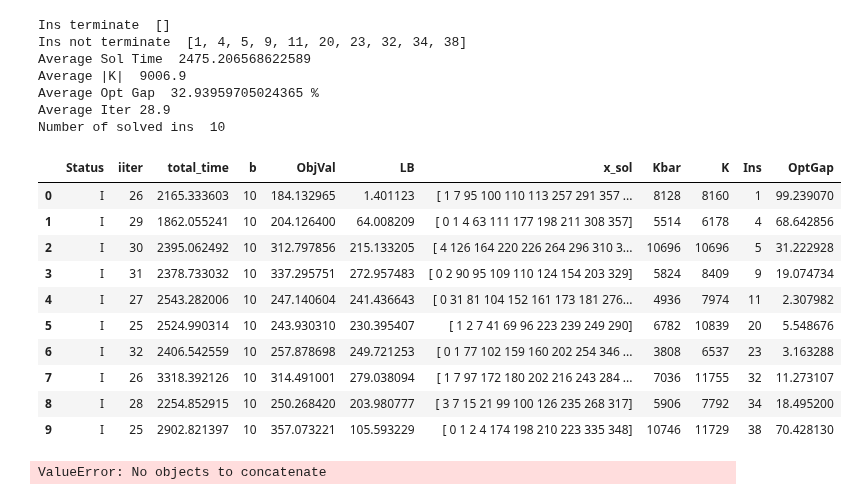
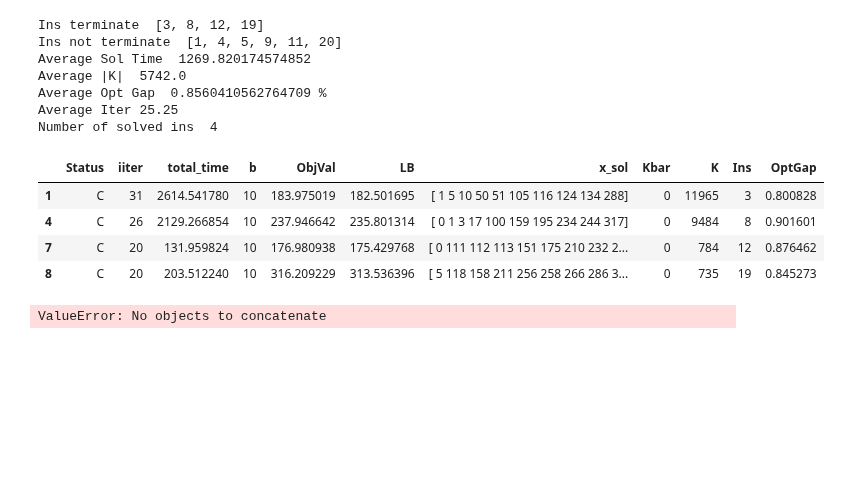
Before and after one commit to diHnguyen/SSPI, a Jupyter notebook: PythonConversion/Dec2024_Output/ProcessOutput.ipynb, the cells around one changed output. Cells and saved outputs as stored; diff of their text form; code cells hidden in the pictures; blank space fills up the shorter version.

```diff
--- a/PythonConversion/Dec2024_Output/ProcessOutput.ipynb
+++ b/PythonConversion/Dec2024_Output/ProcessOutput.ipynb
@@ -6,6 +6,31 @@ import numpy as np
 
 os.chdir("/Users/dinguyen/Desktop/Local Documents/GitHub/Paper5/PythonConversion/")
 N =50
+
+# <5min
+# N30: 1 2 5 6 7 8 9 10 11 12
+# ins = [1, 2, 5, 6, 7, 8, 9, 10, 11, 12]
+# N40: 1 3 5 6 7 9 10 11 12 13
+# ins = [1, 3, 5, 6, 7, 9, 10, 11, 12, 13]
+# N50: 2 6 7 10 13 14 15 16 17 21
+# ins = [2, 6, 7, 10, 13, 14, 15, 16, 17, 21]
+
+# For 5-60 minutes:
+
+# N30: 4 20 83 89 107 166 172 174 200 241
+# ins = [4, 20, 83, 89, 107, 166, 172, 174, 200, 241]
+# N40: 4 8 16 20 27 28 33 36 37 48
+# ins = [4, 8, 16, 20, 27, 28, 33, 36, 37, 48]
+# N50: 18 26 30 46 73 93 98 110 113 122
+# ins = [18, 26, 30, 46, 73, 93, 98, 110, 113, 122]
+
+# For >60 minutes:
+# N30: 3 35 36 37 52 63 64 150 282 319
+# ins = [3, 35, 36, 37, 52, 63, 64, 150, 282, 319]
+# N40: 2 14 18 22 24 38 39 40 56 76
+# ins = [2, 14, 18, 22, 24, 38, 39, 40, 56, 76]
+# N50: 1 3 4 5 8 9 11 12 19 20
+ins = [1, 3, 4, 5, 8, 9, 11, 12, 19, 20]
 
 # ins = range(800)
 #<5min
@@ -22,7 +47,7 @@ N =50
 #>60min
 # ins = [3, 35, 36, 52, 63, 282, 319, 334, 546, 549]#N30
 # ins = [2, 14, 18, 22, 29, 38, 39, 40, 56, 76] #N40
-ins = [1, 4, 5, 9, 11, 20, 23, 32, 34, 38] #N50
+# ins = [1, 4, 5, 9, 11, 20, 23, 32, 34, 38] #N50
 
 def processMain(N, ins):
     fileNames = []
@@ -62,51 +87,45 @@ def processMain(N, ins):
     # df_filtered['max'] = df_filtered.groupby('Ins')['iiter'].transform('max')
     print("Ins terminate ", ins_terminate)
     ins_not_terminate = list(df_filtered[~df_filtered['Ins'].isin(ins_terminate)]['Ins'])#np.array(df_filtered[(df_filtered['iiter']<df_filtered['max'])&(df_filtered['iiter']!=-1)]['Ins'])
     print("Ins not terminate ", ins_not_terminate)
-    # df_filtered = df_filtered[df_filtered.Status == "C"]
+    df_filtered = df_filtered[df_filtered.Status == "C"]
     # df_filtered = df_filtered[~df_filtered['Ins'].isin(ins_not_terminate)]
     # df_filtered = df_filtered.groupby('Ins').apply(
     #     lambda group: group[group['total_time'] == group['total_time'].max()])
     # df_filtered = df_filtered.reset_index(drop=True)
     df_filtered["OptGap"] = (df_filtered.ObjVal-df_filtered.LB)/df_filtered.ObjVal*100
     print("Average Sol Time ", df_filtered['total_time'].mean())
     print("Average |K| ", df_filtered['K'].mean())
     print("Average Opt Gap ", df_filtered["OptGap"].mean(),"%")
     print("Average Iter", df_filtered["iiter"].mean()+1)
     print("Number of solved ins ", len(df_filtered))
 
 
 
     # print(output)
     # for i in range(5):
     #     output = pd.read_csv(EXP+"_N"+str(N)+"_"+str(i+1)+".txt", sep=";", header=None)
 
     return df_filtered
 
 df_default = processMain(N,ins)
 df_default
 # df_default[(df_default.total_time >= 300) &(df_default.total_time <= 3600)]
 # df_default[(df_default.total_time < 300)]
 # print(list(df_default[(df_default.total_time >= 300) &(df_default.total_time <= 3600)]['Ins']))
 # %% [output]
-Ins terminate  []
-Ins not terminate  [1, 4, 5, 9, 11, 20, 23, 32, 34, 38]
-Average Sol Time  2475.206568622589
-Average |K|  9006.9
-Average Opt Gap  32.93959705024365 %
-Average Iter 28.9
-Number of solved ins  10
+Ins terminate  [3, 8, 12, 19]
+Ins not terminate  [1, 4, 5, 9, 11, 20]
+Average Sol Time  1269.820174574852
+Average |K|  5742.0
+Average Opt Gap  0.8560410562764709 %
+Average Iter 25.25
+Number of solved ins  4
 |  | Status | iiter | total_time | b | ObjVal | LB | x_sol | Kbar | K | Ins | OptGap |
-| 0 | I | 26 | 2165.333603 | 10 | 184.132965 | 1.401123 | [ 1 7 95 100 110 113 257 291 357 ... | 8128 | 8160 | 1 | 99.239070 |
-| 1 | I | 29 | 1862.055241 | 10 | 204.126400 | 64.008209 | [ 0 1 4 63 111 177 198 211 308 357] | 5514 | 6178 | 4 | 68.642856 |
-| 2 | I | 30 | 2395.062492 | 10 | 312.797856 | 215.133205 | [ 4 126 164 220 226 264 296 310 3... | 10696 | 10696 | 5 | 31.222928 |
-| 3 | I | 31 | 2378.733032 | 10 | 337.295751 | 272.957483 | [ 0 2 90 95 109 110 124 154 203 329] | 5824 | 8409 | 9 | 19.074734 |
-| 4 | I | 27 | 2543.282006 | 10 | 247.140604 | 241.436643 | [ 0 31 81 104 152 161 173 181 276... | 4936 | 7974 | 11 | 2.307982 |
-| 5 | I | 25 | 2524.990314 | 10 | 243.930310 | 230.395407 | [ 1 2 7 41 69 96 223 239 249 290] | 6782 | 10839 | 20 | 5.548676 |
-| 6 | I | 32 | 2406.542559 | 10 | 257.878698 | 249.721253 | [ 0 1 77 102 159 160 202 254 346 ... | 3808 | 6537 | 23 | 3.163288 |
-| 7 | I | 26 | 3318.392126 | 10 | 314.491001 | 279.038094 | [ 1 7 97 172 180 202 216 243 284 ... | 7036 | 11755 | 32 | 11.273107 |
-| 8 | I | 28 | 2254.852915 | 10 | 250.268420 | 203.980777 | [ 3 7 15 21 99 100 126 235 268 317] | 5906 | 7792 | 34 | 18.495200 |
-| 9 | I | 25 | 2902.821397 | 10 | 357.073221 | 105.593229 | [ 0 1 2 4 174 198 210 223 335 348] | 10746 | 11729 | 38 | 70.428130 |
+| 1 | C | 31 | 2614.541780 | 10 | 183.975019 | 182.501695 | [ 1 5 10 50 51 105 116 124 134 288] | 0 | 11965 | 3 | 0.800828 |
+| 4 | C | 26 | 2129.266854 | 10 | 237.946642 | 235.801314 | [ 0 1 3 17 100 159 195 234 244 317] | 0 | 9484 | 8 | 0.901601 |
+| 7 | C | 20 | 131.959824 | 10 | 176.980938 | 175.429768 | [ 0 111 112 113 151 175 210 232 2... | 0 | 784 | 12 | 0.876462 |
+| 8 | C | 20 | 203.512240 | 10 | 316.209229 | 313.536396 | [ 5 118 158 211 256 258 266 286 3... | 0 | 735 | 19 | 0.845273 |
 # %%
 import pandas as pd
 import os
```
